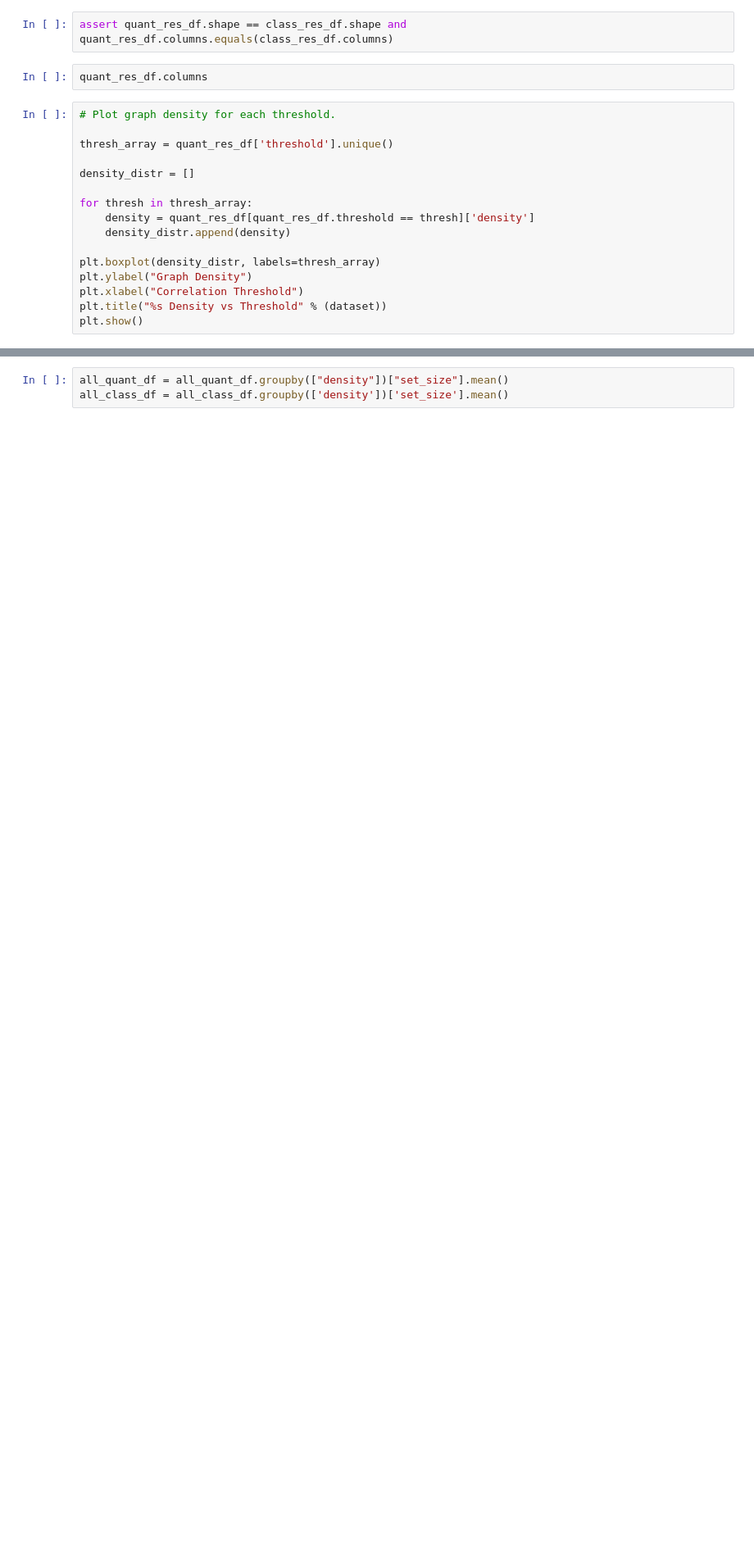
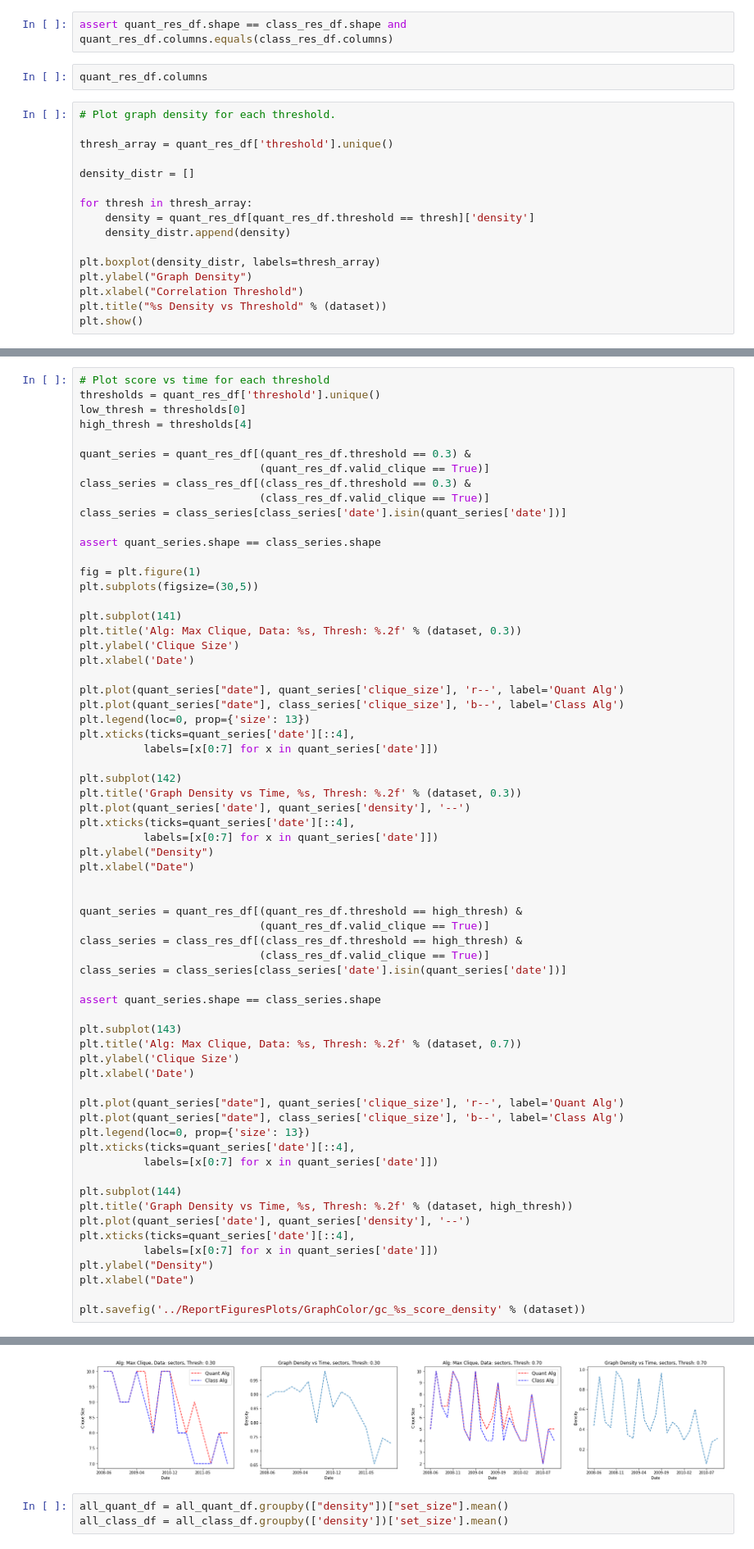
Before and after one commit to angadkalra/QuantumComputingProject, a Jupyter notebook: MaxClique&MaxIndSet/DataAnalysis.ipynb, the cells around one changed output, grey strips where cells are left out. Shown at 82% size. Drawn from its saved outputs; the diff is of its cells as text; blank space fills up the shorter version.

```diff
--- a/MaxClique&MaxIndSet/DataAnalysis.ipynb
+++ b/MaxClique&MaxIndSet/DataAnalysis.ipynb
@@ -84,0 +86,66 @@ all_class_df = pd.concat(class_dfs)
+# %%
+# Plot score vs time for each threshold
+thresholds = quant_res_df['threshold'].unique()
+low_thresh = thresholds[0]
+high_thresh = thresholds[4]
+
+quant_series = quant_res_df[(quant_res_df.threshold == 0.3) &
+                            (quant_res_df.valid_clique == True)]
+class_series = class_res_df[(class_res_df.threshold == 0.3) &
+                            (class_res_df.valid_clique == True)]
+class_series = class_series[class_series['date'].isin(quant_series['date'])]
+
+assert quant_series.shape == class_series.shape
+
+fig = plt.figure(1)
+plt.subplots(figsize=(30,5))
+
+plt.subplot(141)
+plt.title('Alg: Max Clique, Data: %s, Thresh: %.2f' % (dataset, 0.3))
+plt.ylabel('Clique Size')
+plt.xlabel('Date')
+
+plt.plot(quant_series["date"], quant_series['clique_size'], 'r--', label='Quant Alg')
+plt.plot(quant_series["date"], class_series['clique_size'], 'b--', label='Class Alg')
+plt.legend(loc=0, prop={'size': 13})
+plt.xticks(ticks=quant_series['date'][::4],
+          labels=[x[0:7] for x in quant_series['date']])
+
+plt.subplot(142)
+plt.title('Graph Density vs Time, %s, Thresh: %.2f' % (dataset, 0.3))
+plt.plot(quant_series['date'], quant_series['density'], '--')
+plt.xticks(ticks=quant_series['date'][::4],
+          labels=[x[0:7] for x in quant_series['date']])
+plt.ylabel("Density")
+plt.xlabel("Date")
+
+
+quant_series = quant_res_df[(quant_res_df.threshold == high_thresh) &
+                            (quant_res_df.valid_clique == True)]
+class_series = class_res_df[(class_res_df.threshold == high_thresh) &
+                            (class_res_df.valid_clique == True)]
+class_series = class_series[class_series['date'].isin(quant_series['date'])]
+
+assert quant_series.shape == class_series.shape
+
+plt.subplot(143)
+plt.title('Alg: Max Clique, Data: %s, Thresh: %.2f' % (dataset, 0.7))
+plt.ylabel('Clique Size')
+plt.xlabel('Date')
+
+plt.plot(quant_series["date"], quant_series['clique_size'], 'r--', label='Quant Alg')
+plt.plot(quant_series["date"], class_series['clique_size'], 'b--', label='Class Alg')
+plt.legend(loc=0, prop={'size': 13})
+plt.xticks(ticks=quant_series['date'][::4],
+          labels=[x[0:7] for x in quant_series['date']])
+
+plt.subplot(144)
+plt.title('Graph Density vs Time, %s, Thresh: %.2f' % (dataset, high_thresh))
+plt.plot(quant_series['date'], quant_series['density'], '--')
+plt.xticks(ticks=quant_series['date'][::4],
+          labels=[x[0:7] for x in quant_series['date']])
+plt.ylabel("Density")
+plt.xlabel("Date")
+
+plt.savefig('../ReportFiguresPlots/GraphColor/gc_%s_score_density' % (dataset))
+# %% [output]
@@ -85,3 +153,4 @@ all_class_df = pd.concat(class_dfs)
+[figure, added]
 # %%
 all_quant_df = all_quant_df.groupby(["density"])["set_size"].mean()
 all_class_df = all_class_df.groupby(['density'])['set_size'].mean()
```
Also changed, not shown: parts of 6 cells of this notebook, 24 other files.
